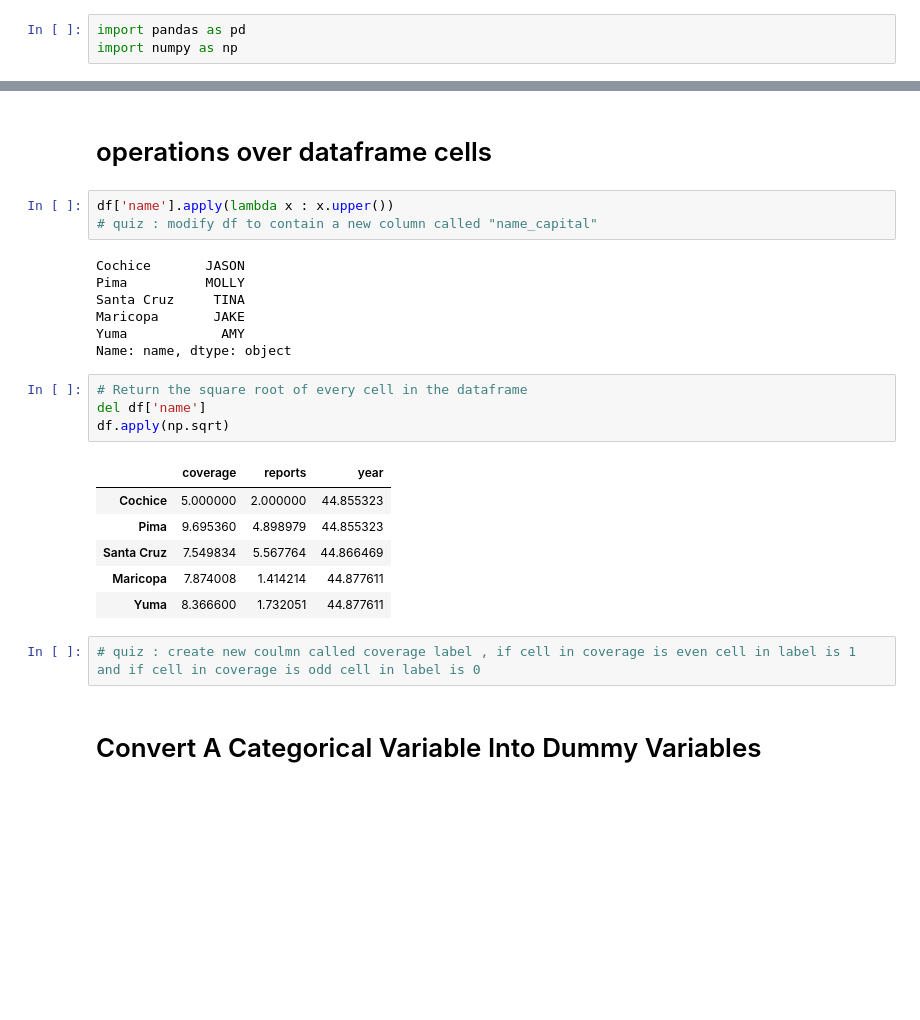
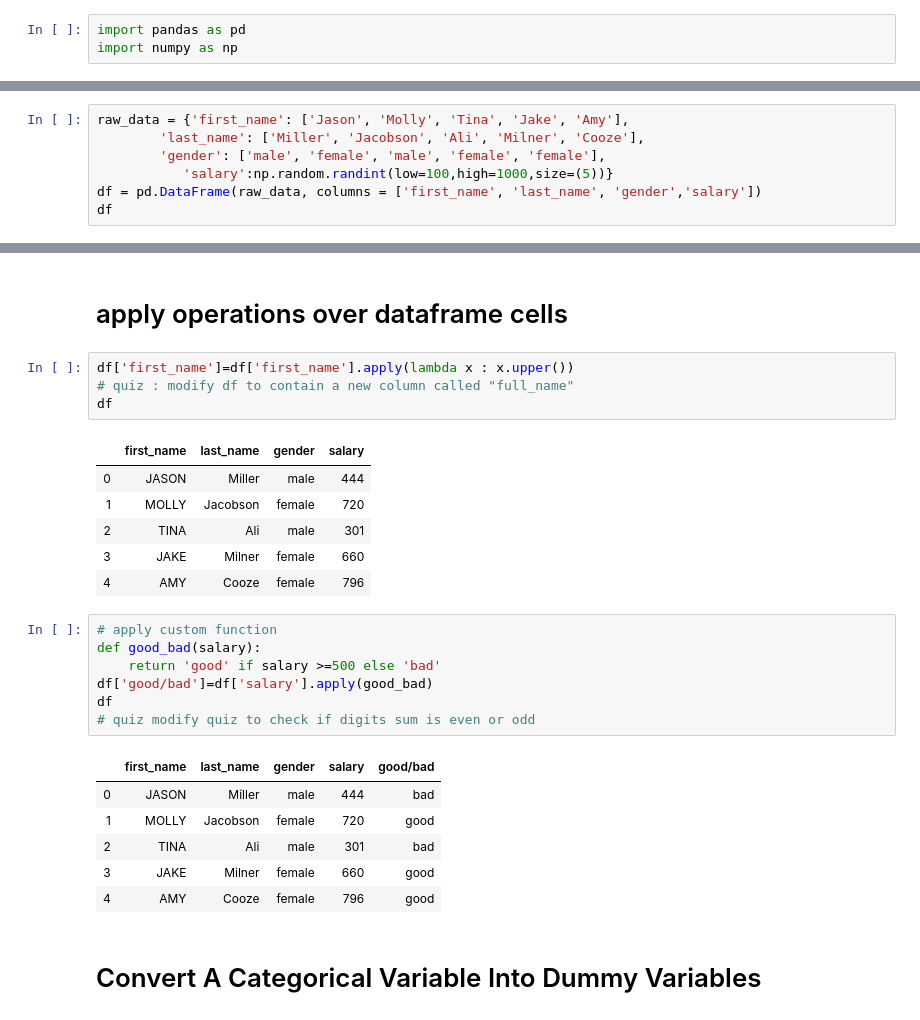
Before and after one commit to Mohamed209/machine-learning-course, a Jupyter notebook: Chapter_1_Data_science_basics/3_Pandas/pandas-tutorial.ipynb, the cells around one changed output, grey strips where cells are left out. Saved outputs shown, nothing was run; the diff lists cells and outputs as text; blank space fills up the shorter version.

```diff
--- a/Chapter_1_Data_science_basics/3_Pandas/pandas-tutorial.ipynb
+++ b/Chapter_1_Data_science_basics/3_Pandas/pandas-tutorial.ipynb
@@ -17,0 +4,7 @@ df
+# %%
+raw_data = {'first_name': ['Jason', 'Molly', 'Tina', 'Jake', 'Amy'],
+        'last_name': ['Miller', 'Jacobson', 'Ali', 'Milner', 'Cooze'],
+        'gender': ['male', 'female', 'male', 'female', 'female'],
+           'salary':np.random.randint(low=100,high=1000,size=(5))}
+df = pd.DataFrame(raw_data, columns = ['first_name', 'last_name', 'gender','salary'])
+df
@@ -18,28 +18,30 @@ df
 # %% [markdown]
-# operations over dataframe cells
+# apply operations over dataframe cells
 # %%
-df['name'].apply(lambda x : x.upper())
-# quiz : modify df to contain a new column called "name_capital"
+df['first_name']=df['first_name'].apply(lambda x : x.upper())
+# quiz : modify df to contain a new column called "full_name"
+df
 # %% [output]
-Cochice       JASON
-Pima          MOLLY
-Santa Cruz     TINA
-Maricopa       JAKE
-Yuma            AMY
-Name: name, dtype: object
+|  | first_name | last_name | gender | salary |
+| 0 | JASON | Miller | male | 444 |
+| 1 | MOLLY | Jacobson | female | 720 |
+| 2 | TINA | Ali | male | 301 |
+| 3 | JAKE | Milner | female | 660 |
+| 4 | AMY | Cooze | female | 796 |
-# %%
-# Return the square root of every cell in the dataframe
-del df['name']
-df.apply(np.sqrt)
-# %% [output]
-|  | coverage | reports | year |
-| Cochice | 5.000000 | 2.000000 | 44.855323 |
-| Pima | 9.695360 | 4.898979 | 44.855323 |
-| Santa Cruz | 7.549834 | 5.567764 | 44.866469 |
-| Maricopa | 7.874008 | 1.414214 | 44.877611 |
-| Yuma | 8.366600 | 1.732051 | 44.877611 |
-# %%
-# quiz : create new coulmn called coverage label , if cell in coverage is even cell in label is 1 and if cell in coverage is odd cell in label is 0
+# %%
+# apply custom function
+def good_bad(salary):
+    return 'good' if salary >=500 else 'bad'
+df['good/bad']=df['salary'].apply(good_bad)
+df
+# quiz modify quiz to check if digits sum is even or odd
+# %% [output]
+|  | first_name | last_name | gender | salary | good/bad |
+| 0 | JASON | Miller | male | 444 | bad |
+| 1 | MOLLY | Jacobson | female | 720 | good |
+| 2 | TINA | Ali | male | 301 | bad |
+| 3 | JAKE | Milner | female | 660 | good |
+| 4 | AMY | Cooze | female | 796 | good |
 # %% [markdown]
 # Convert A Categorical Variable Into Dummy Variables
 # %%
```
Also changed, not shown: parts of 12 cells of this notebook.
